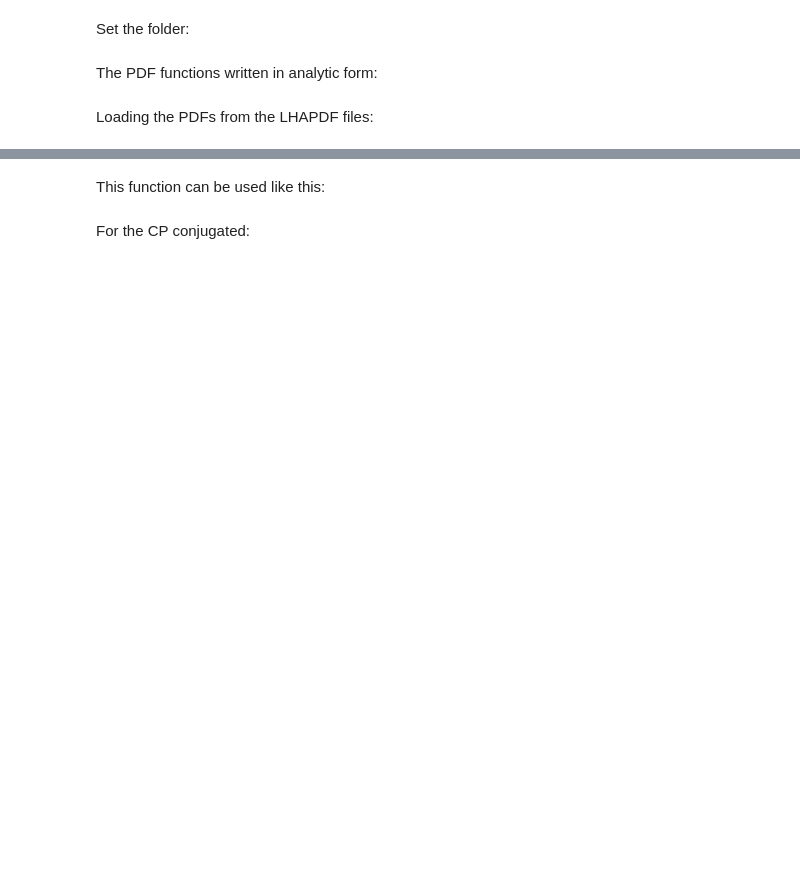
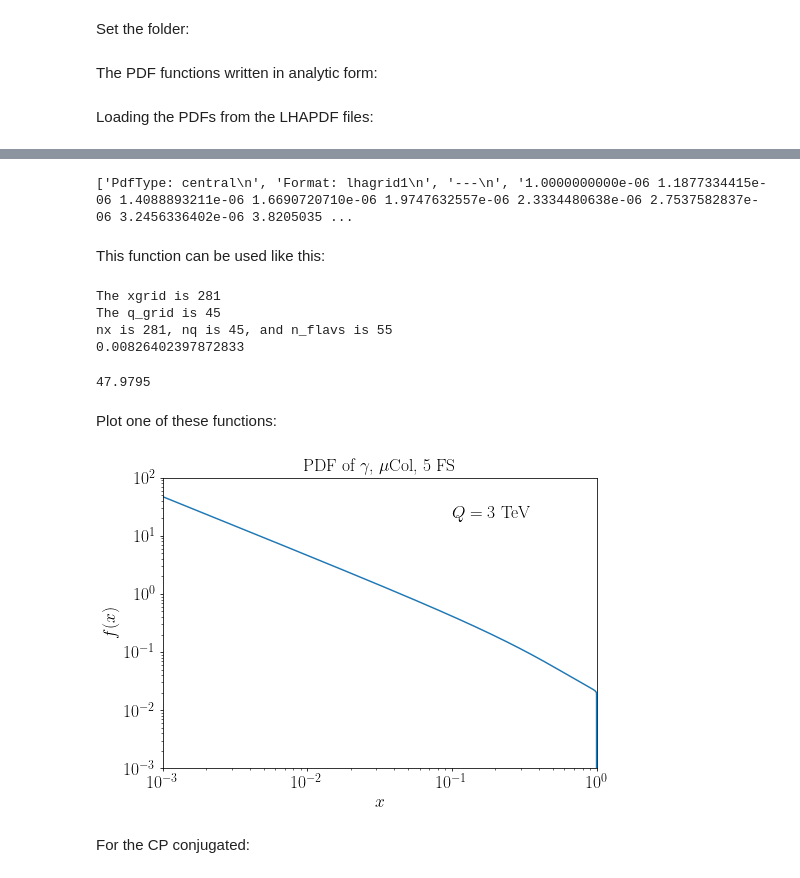
Before and after one commit to armankorajac/finite-width-lepton-colliders, a Jupyter notebook: finite-width.ipynb, the cells around one changed output, grey strips where cells are left out. Cells and saved outputs as stored; diff of their text form; code cells hidden in the pictures; blank space fills up the shorter version.

Commit message:
plotting pdfs; crosschecked with Mathematica

```diff
--- a/finite-width.ipynb
+++ b/finite-width.ipynb
@@ -166,3 +209,12 @@ def I_ffff(x): raise NotImplementedError("Define your I_ffff(x)")
 def I_Vfff(x): raise NotImplementedError("Define your I_Vfff(x)")
 # %% [markdown]
 Loading the PDFs from the LHAPDF files:
+# %%
+TeV = 10.e3
+GeV = 1.
+MeV = 10.e-3
+keV = 10.e-6
+eV = 10.e-9
+
+me = 0.510998950*MeV
+mmu = 105.6584*MeV
@@ -169 +223,8 @@ Loading the PDFs from the LHAPDF files:
+# %%
+with open("lePDFs/LePDF_mu_5FS_0000.dat") as f:
+
+    for i in range(10):
+        print(f.readline().strip())
+# %% [output]
+['PdfType: central\n', 'Format: lhagrid1\n', '---\n', '1.0000000000e-06 1.1877334415e-06 1.4088893211e-06 1.6690720710e-06 1.9747632557e-06 2.3334480638e-06 2.7537582837e-06 3.2456336402e-06 3.8205035 ...
 # %%
@@ -228,11 +317,48 @@ def load_pdf_grid(path):
 # %% [markdown]
 This function can be used like this:
 # %%
-grid = load_pdf_grid("lePDFs/LePDF_mu_6FS_0000.dat")
+grid = load_pdf_grid("lePDFs/LePDF_mu_5FS_0000.dat", ml=mmu)
 
 # Example: get uL PDF from a muon, at x=0.01, Q=100 GeV
-lepPDF = grid["pdfs"]["uL"](0.01, 100.0)
+lepPDF = grid["pdfs"]["eL"](0.01, 100.0)
 print(lepPDF)
+# %% [output]
+The xgrid is 281
+The q_grid is 45
+nx is 281, nq is 45, and n_flavs is 55
+0.00826402397872833
+# %%
+x_grid = grid["x"]
+q_grid = grid["Q"]
+
+grid["pdfs"]["eL"](x_grid[0], q_grid[3])
+# %% [output]
+47.9795
+# %% [markdown]
+Plot one of these functions:
+# %%
+x_grid = grid["x"]
+y = (grid["pdfs"]["gam"](x_grid, 3000) + grid["pdfs"]["gap"](x_grid, 3000))
+
+fig, ax = plt.subplots(1,1, figsize=(8, 5.5))
+
+ax.plot(x_grid, y)
+ax.set_title(r"PDF of $\gamma$, $\mu$Col, 5 FS", fontsize = 18)
+ax.set_xlabel(r"$x$", fontsize = 18)
+ax.set_ylabel(r"$f(x)$", fontsize = 18)
+
+
+ax.set_yscale("log")
+ax.set_ylim(1e-3, 100)
+ax.set_xscale("log")
+ax.set_xlim(1e-3, 1)
+
+ax.text(x = 0.1, y = 20, s = r'$Q = 3$ TeV', fontsize = 18)
+
+
+plt.show()
+# %% [output]
+[figure, added]
 # %% [markdown]
 For the CP conjugated:
 # %%
```
Also changed, not shown: parts of 8 cells of this notebook.
